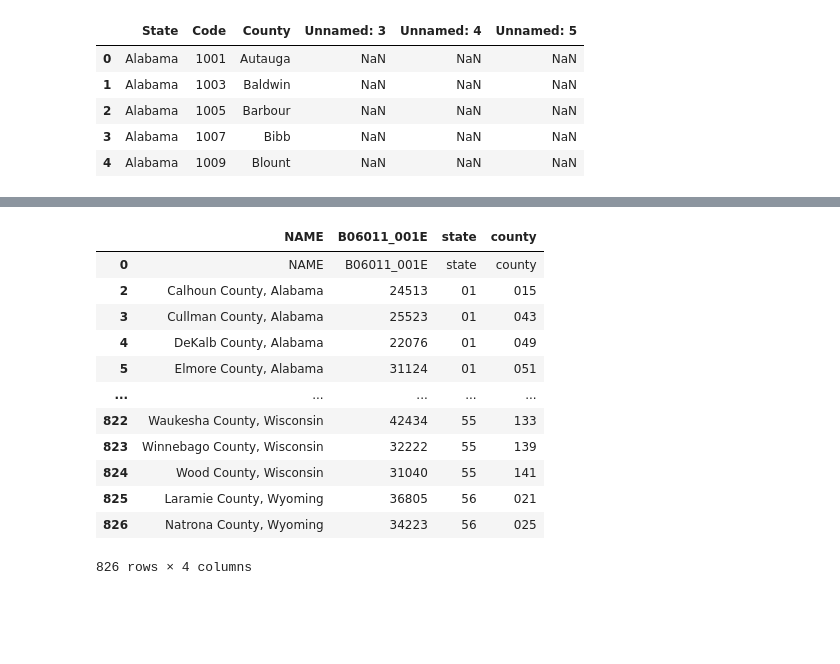
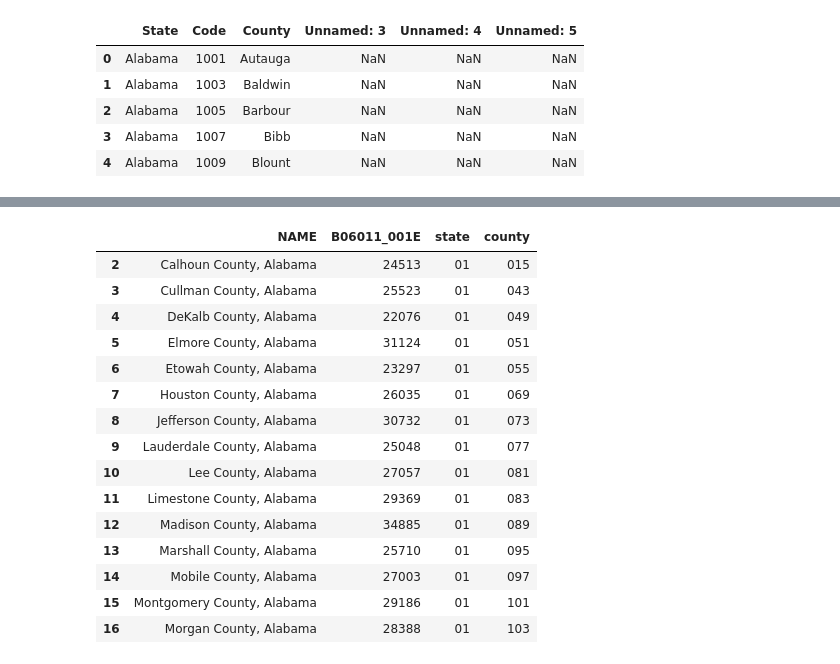
Before and after one commit to melindaeudy/Project_1, a Jupyter notebook: Project_1.ipynb, the cells around one changed output, grey strips where cells are left out. Cells and saved outputs as stored; diff of their text form; code cells hidden in the pictures; blank space fills up the shorter version.

```diff
--- a/Project_1.ipynb
+++ b/Project_1.ipynb
@@ -125,27 +144,35 @@ merged_UCR_Crime_df.head(15)
 # %%
 # Bring in data from the US census per couounty
 # adding median income per county
 response = requests.get("https://api.census.gov/data/2019/acs/acs1?get=NAME,B06011_001E&for=county:*").json()
 # locate the first row and make it the column name and then drop row 0
 income_df = pd.DataFrame(response)
 income_df.columns = income_df.iloc[0]
 income_df = income_df.drop([1])
 
 # delete and null info and reset the index
 income_df = income_df.dropna(how='any')
 income_df.reset_index()
-income_df
+
+#replace the integer column names with values in row 0
+income_df.columns = income_df.iloc[0]
+income_df = income_df.drop([0])
+income_df.reset_index()
+income_df.head(15)
 # %% [output]
 |  | NAME | B06011_001E | state | county |
-| 0 | NAME | B06011_001E | state | county |
 | 2 | Calhoun County, Alabama | 24513 | 01 | 015 |
 | 3 | Cullman County, Alabama | 25523 | 01 | 043 |
 | 4 | DeKalb County, Alabama | 22076 | 01 | 049 |
 | 5 | Elmore County, Alabama | 31124 | 01 | 051 |
-| ... | ... | ... | ... | ... |
-| 822 | Waukesha County, Wisconsin | 42434 | 55 | 133 |
-| 823 | Winnebago County, Wisconsin | 32222 | 55 | 139 |
-| 824 | Wood County, Wisconsin | 31040 | 55 | 141 |
-| 825 | Laramie County, Wyoming | 36805 | 56 | 021 |
-| 826 | Natrona County, Wyoming | 34223 | 56 | 025 |
+| 6 | Etowah County, Alabama | 23297 | 01 | 055 |
+| 7 | Houston County, Alabama | 26035 | 01 | 069 |
+| 8 | Jefferson County, Alabama | 30732 | 01 | 073 |
+| 9 | Lauderdale County, Alabama | 25048 | 01 | 077 |
+| 10 | Lee County, Alabama | 27057 | 01 | 081 |
+| 11 | Limestone County, Alabama | 29369 | 01 | 083 |
+| 12 | Madison County, Alabama | 34885 | 01 | 089 |
+| 13 | Marshall County, Alabama | 25710 | 01 | 095 |
+| 14 | Mobile County, Alabama | 27003 | 01 | 097 |
+| 15 | Montgomery County, Alabama | 29186 | 01 | 101 |
+| 16 | Morgan County, Alabama | 28388 | 01 | 103 |
-826 rows × 4 columns
```
Also changed, not shown: parts of 9 cells of this notebook.
